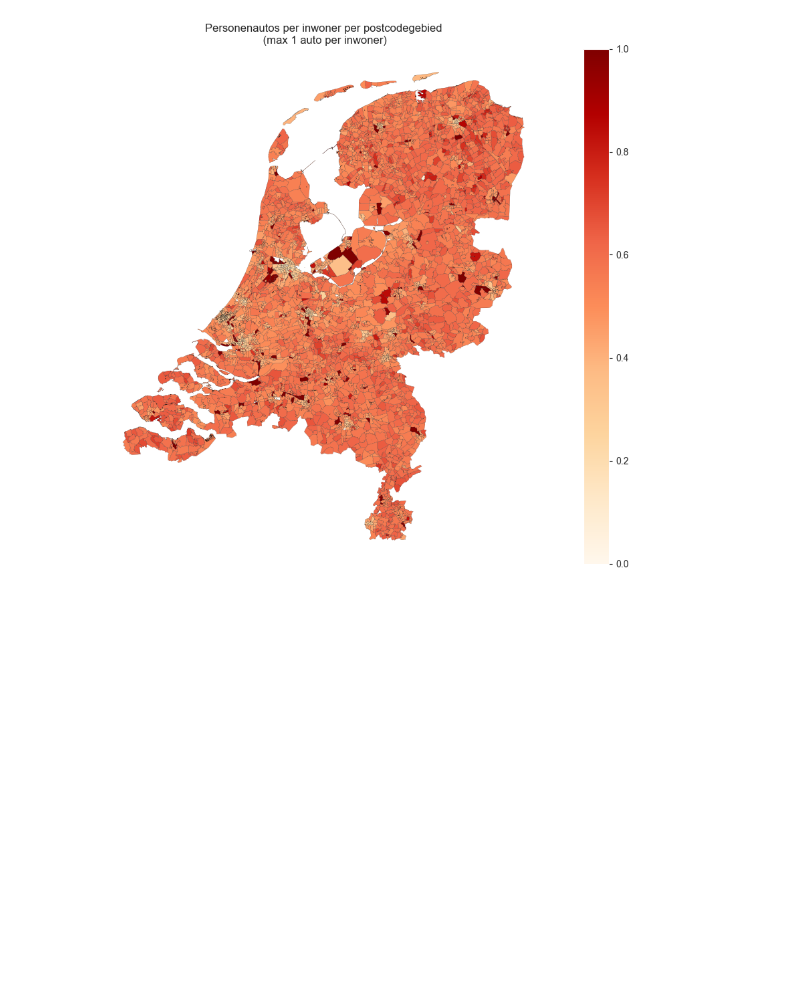
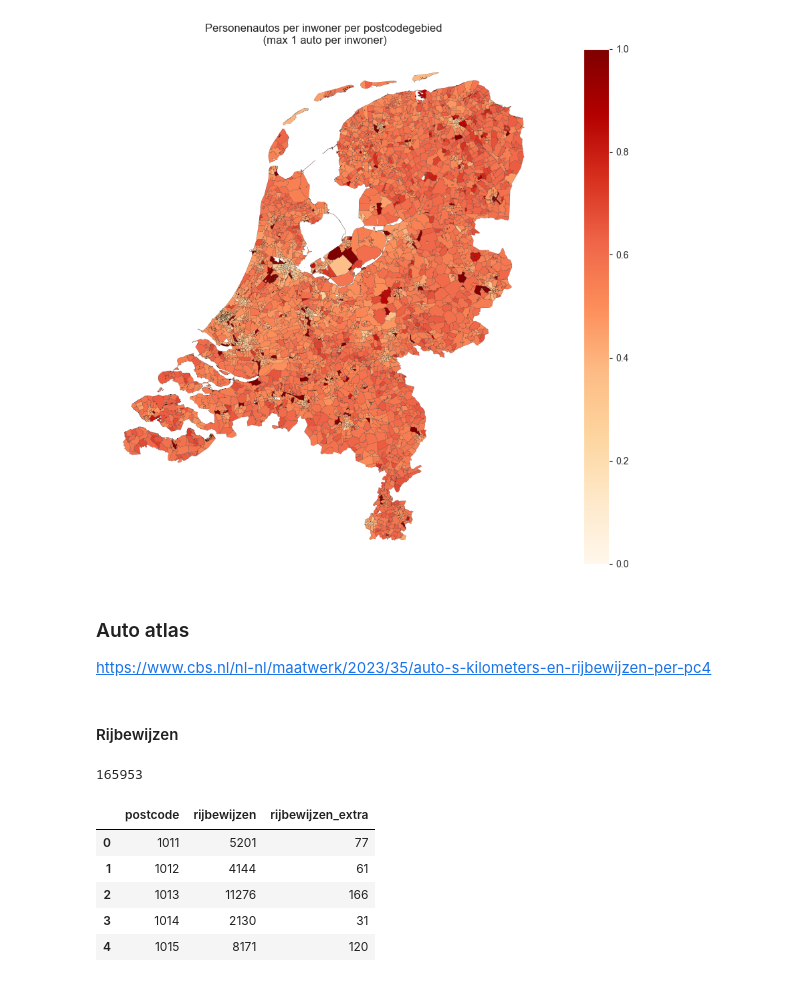
Before and after one commit to EwoutH/urban-self-driving-effects, a Jupyter notebook: prototyping/pc4.ipynb, the cells around one changed output. Cells and saved outputs as stored; diff of their text form; code cells hidden in the pictures; blank space fills up the shorter version.

```diff
--- a/prototyping/pc4.ipynb
+++ b/prototyping/pc4.ipynb
@@ -131,3 +121,37 @@ plt.title('Personenautos per inwoner per postcodegebied\n (max 1 auto per inwone
 plt.savefig('img/personenautos_per_inwoner_pc4.png', dpi=300, bbox_inches='tight')
 # %% [output]
 [figure]
+# %% [markdown]
+### Auto atlas
+https://www.cbs.nl/nl-nl/maatwerk/2023/35/auto-s-kilometers-en-rijbewijzen-per-pc4
+# %% [markdown]
+#### Rijbewijzen
+# %%
+# Load data/auto_atlas_pc4_levering3.xlsx
+rijbewijzen = pd.read_excel('data/auto_atlas_pc4_levering3.xlsx', sheet_name='Tabel 2', skiprows=8, usecols='A,E')
+# Set both to int
+niet_in_te_delen = int(rijbewijzen.tail(3).values[0][1])
+# Drop the last 3 rows
+rijbewijzen = rijbewijzen.drop(rijbewijzen.tail(3).index)
+# Rename the columns
+rijbewijzen.columns = ['postcode', 'rijbewijzen']
+# Replace missing values with 0 (fillna)
+rijbewijzen['rijbewijzen'] = rijbewijzen['rijbewijzen'].fillna(0)
+# Set both to int
+rijbewijzen = rijbewijzen.astype({'postcode': int, 'rijbewijzen': int})
+print(niet_in_te_delen)
+# %% [output]
+165953
+# %%
+# Distribute the niet_in_te_delen rijbewijzen proportional to the rijbewijzen over the postcodes
+rijbewijzen['rijbewijzen_extra'] = round(niet_in_te_delen * rijbewijzen['rijbewijzen'] / rijbewijzen['rijbewijzen'].sum(), 0)
+# Set as int
+rijbewijzen = rijbewijzen.astype({'rijbewijzen_extra': int})
+rijbewijzen.head()
+# %% [output]
+|  | postcode | rijbewijzen | rijbewijzen_extra |
+| 0 | 1011 | 5201 | 77 |
+| 1 | 1012 | 4144 | 61 |
+| 2 | 1013 | 11276 | 166 |
+| 3 | 1014 | 2130 | 31 |
+| 4 | 1015 | 8171 | 120 |
```
Also changed, not shown: parts of 13 cells of this notebook.
